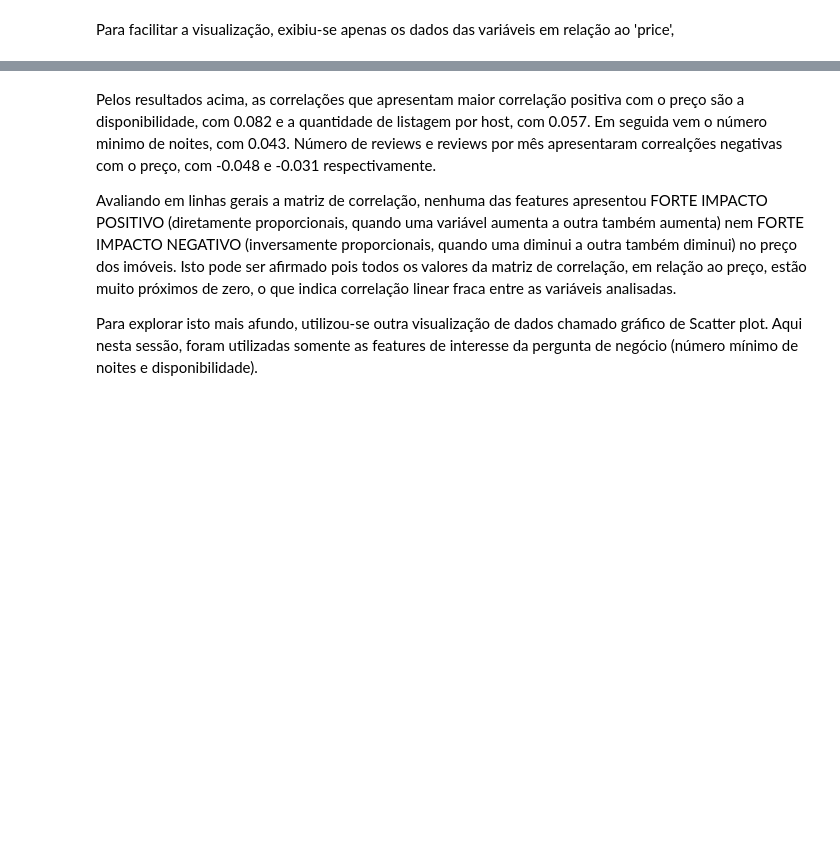
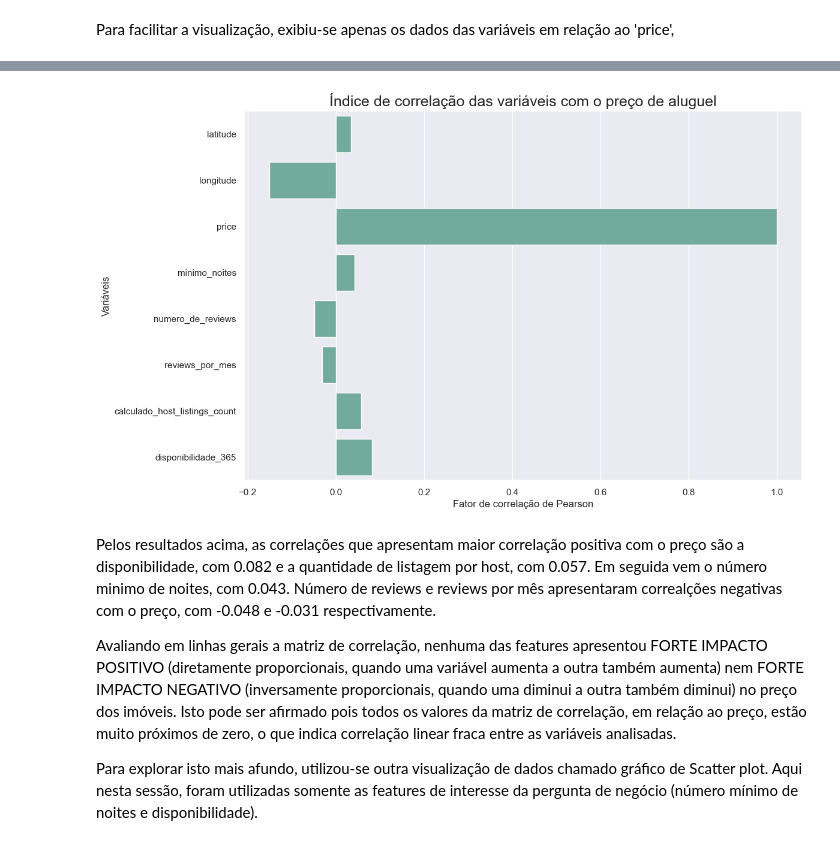
Before and after one commit to rfprates/LH_CD_RODRIGOPRATES, a Jupyter notebook: reports_eda/EDA.ipynb, the cells around one changed output, grey strips where cells are left out. Cells and saved outputs as stored; diff of their text form; code cells hidden in the pictures; blank space fills up the shorter version.

```diff
--- a/reports_eda/EDA.ipynb
+++ b/reports_eda/EDA.ipynb
@@ -529,3 +552,27 @@ Name: price, dtype: float64
+# %%
+correlacao_price = corr['price'].reset_index()
+
+# ajuste do tamanho da figura
+plt.figure(figsize = (12,8))
+
+
+sns.barplot(
+    data = correlacao_price,
+    y = 'index',
+    x = 'price',
+    color = color
+)
+
+# título do gráfico
+plt.title('Índice de correlação das variáveis com o preço de aluguel', fontsize = 18)
+
+# nomeando o eixo Y
+plt.ylabel('Variáveis', fontsize = 12)
+
+# nomeando o eixo X
+plt.xlabel('Fator de correlação de Pearson', fontsize = 12);
+# %% [output]
+[figure, added]
 # %% [markdown]
 Pelos resultados acima, as correlações que apresentam maior correlação positiva com o preço são a disponibilidade, com 0.082 e a quantidade de listagem por host, com 0.057. Em seguida vem o número minimo de noites, com 0.043. Número de reviews e reviews por mês apresentaram correalções negativas com o preço, com -0.048 e -0.031 respectivamente.
 
```
Also changed, not shown: parts of 4 cells of this notebook.
